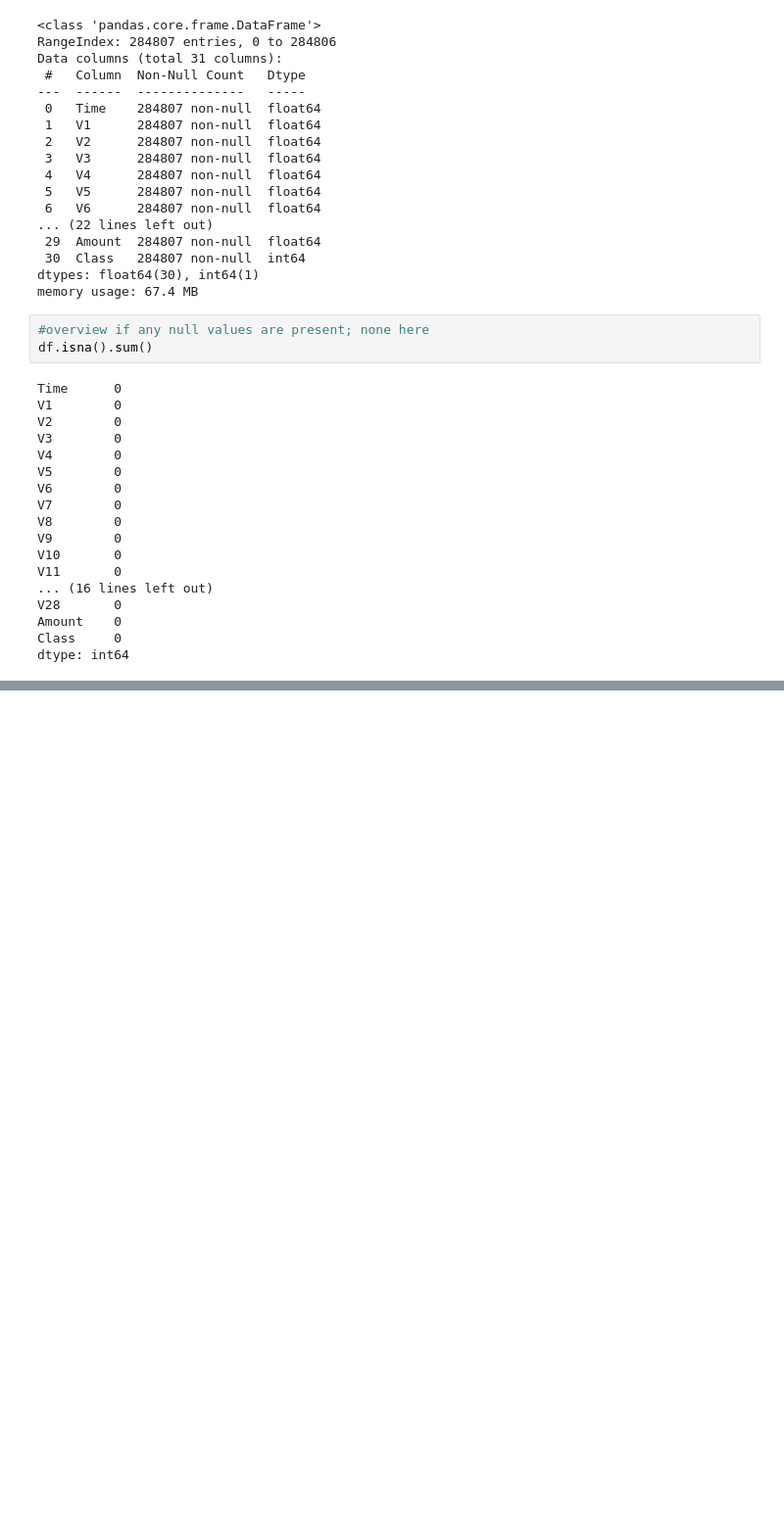
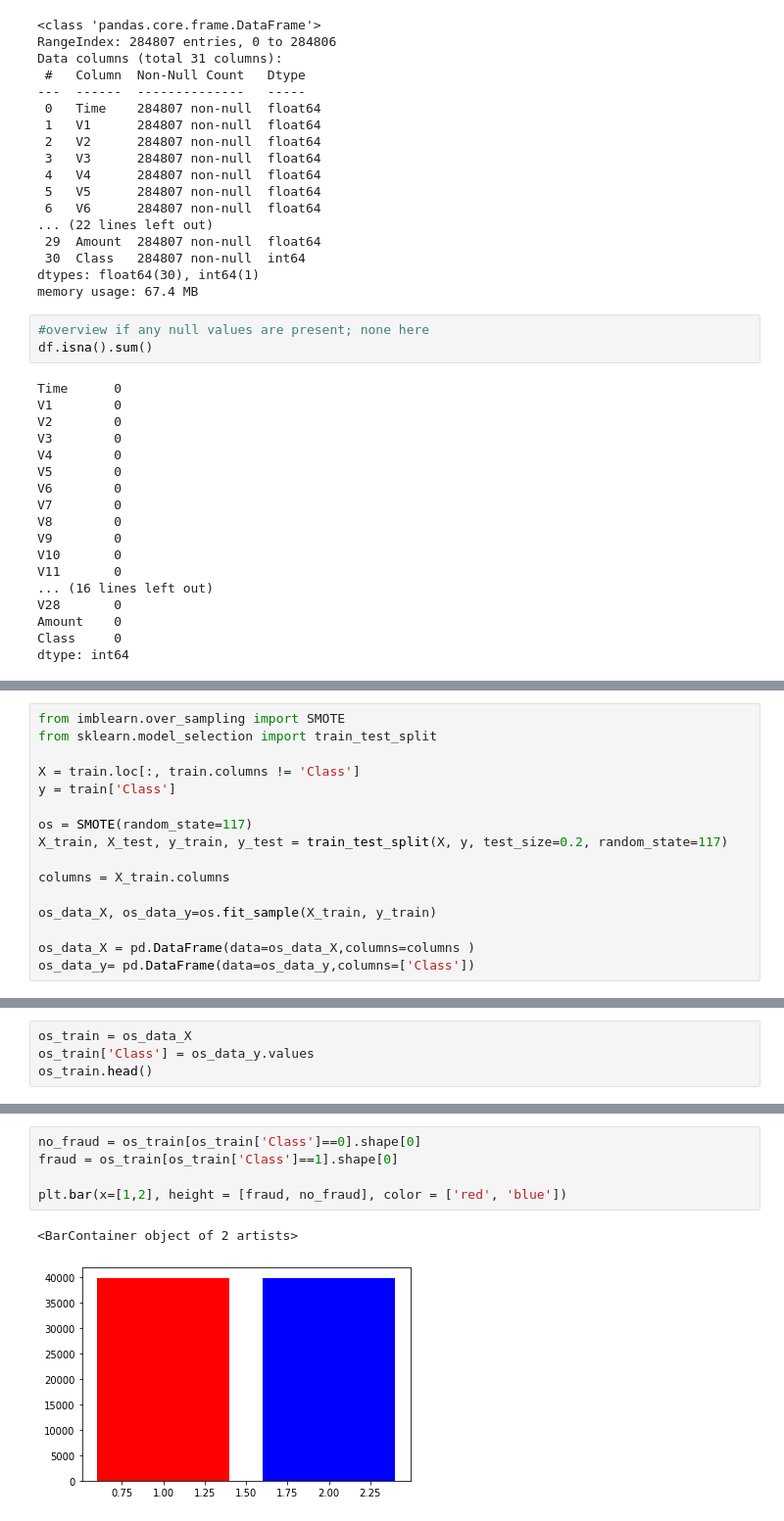
Before and after one commit to tthien92/Fraud_data_autoML, a Jupyter notebook: Fraud Detection with AutoML.ipynb, the cells around one changed output, grey strips where cells are left out. Shown at 98% size. Saved outputs shown, nothing was run; the diff lists cells and outputs as text; blank space fills up the shorter version.

```diff
--- a/Fraud Detection with AutoML.ipynb
+++ b/Fraud Detection with AutoML.ipynb
@@ -124,0 +113,16 @@ h2o.demo("glm")
+# %%
+from imblearn.over_sampling import SMOTE
+from sklearn.model_selection import train_test_split
+
+X = train.loc[:, train.columns != 'Class']
+y = train['Class']
+
+os = SMOTE(random_state=117)
+X_train, X_test, y_train, y_test = train_test_split(X, y, test_size=0.2, random_state=117)
+
+columns = X_train.columns
+
+os_data_X, os_data_y=os.fit_sample(X_train, y_train)
+
+os_data_X = pd.DataFrame(data=os_data_X,columns=columns )
+os_data_y= pd.DataFrame(data=os_data_y,columns=['Class'])
@@ -124,0 +142,4 @@ h2o.demo("glm")
+# %%
+os_train = os_data_X
+os_train['Class'] = os_data_y.values
+os_train.head()
@@ -124,0 +154,8 @@ h2o.demo("glm")
+# %%
+no_fraud = os_train[os_train['Class']==0].shape[0]
+fraud = os_train[os_train['Class']==1].shape[0]
+
+plt.bar(x=[1,2], height = [fraud, no_fraud], color = ['red', 'blue'])
+# %% [output]
+<BarContainer object of 2 artists>
+[figure, added]
```
Also changed, not shown: parts of 16 cells of this notebook.
